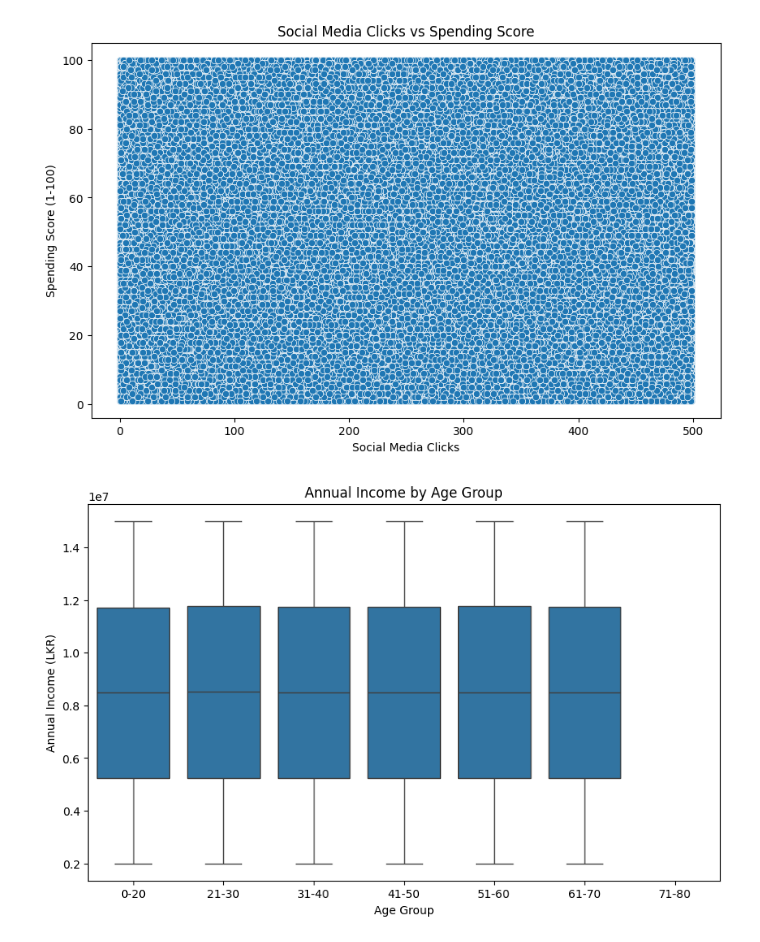
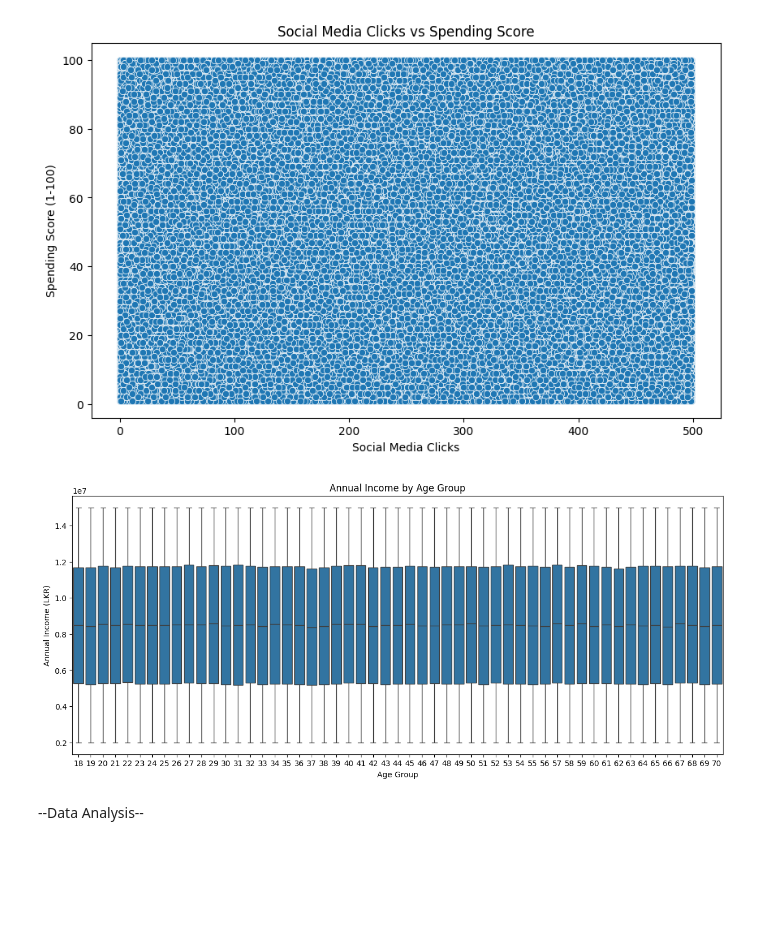
Before and after one commit to BinukiMihara/digital-social-media-marketing-analysis, a Jupyter notebook: Digital Social Media Marketing Assignment.ipynb, the cells around one changed output. Drawn from its saved outputs; the diff is of its cells as text; code cells hidden in the pictures; blank space fills up the shorter version.

Commit message:
apply models and algorithms to the data set

```diff
--- a/Digital Social Media Marketing Assignment.ipynb
+++ b/Digital Social Media Marketing Assignment.ipynb
@@ -212,12 +210,14 @@ plt.show()
 # %% [output]
 [figure]
 # %%
-#Box plot of Annual Income by Age Group
-plt.figure(figsize=(10, 6))
-sns.boxplot(x='Age Group', y='Annual Income (LKR)', data=df)
+# Box plot of Annual Income by Age Group
+plt.figure(figsize=(15, 6))
+sns.boxplot(x='Age', y='Annual Income (LKR)', data=df)
 plt.title('Annual Income by Age Group')
 plt.xlabel('Age Group')
 plt.ylabel('Annual Income (LKR)')
 plt.show()
 # %% [output]
-[figure, old version]
+[figure, new version]
+# %% [markdown]
+--Data Analysis--
```
Also changed, not shown: parts of 19 cells of this notebook.
